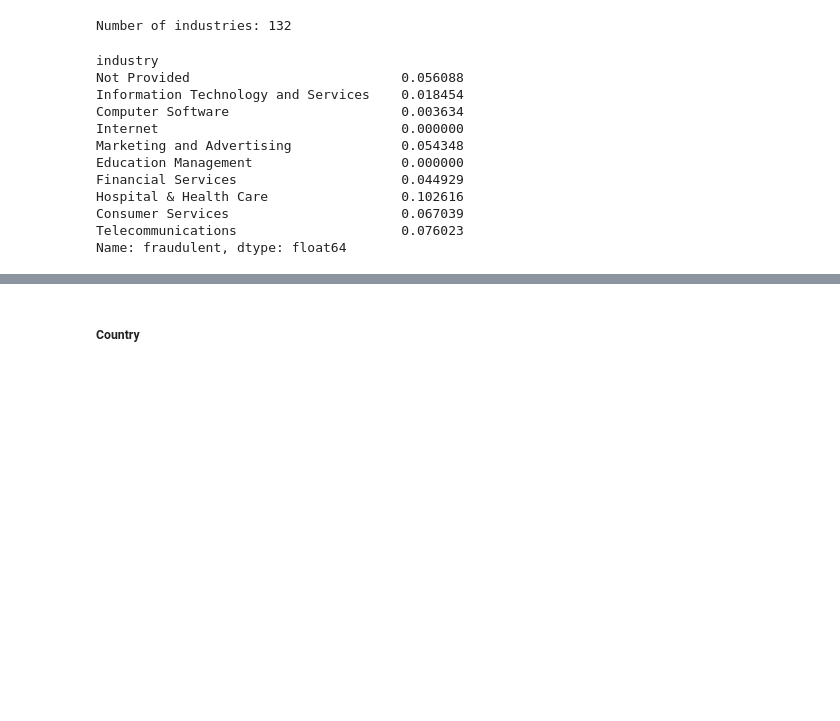
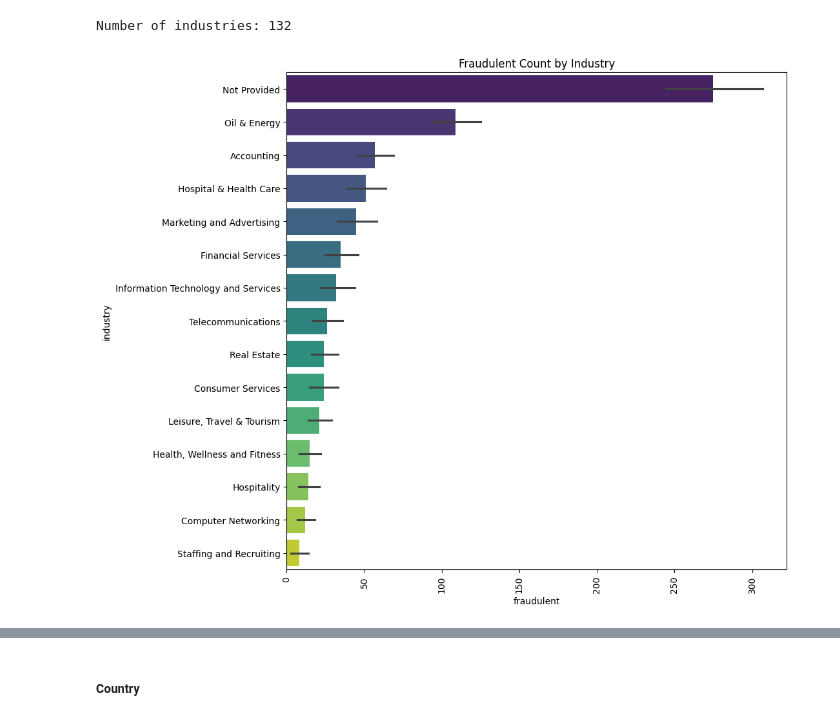
Before and after one commit to Bearson678/fake-job-posting_DL_Project, a Jupyter notebook: EDA.ipynb, the cells around one changed output, grey strips where cells are left out. Saved outputs shown, nothing was run; the diff lists cells and outputs as text; code cells hidden in the pictures; blank space fills up the shorter version.

```diff
--- a/EDA.ipynb
+++ b/EDA.ipynb
@@ -450,24 +447,11 @@ print(f"Number of industries: {df['industry'].value_counts().size}")
 # %% [output]
 Number of industries: 132
 # %%
-# Calculate fraud rate per industry
-ind_fraud = df.groupby('industry')['fraudulent'].mean().sort_values(ascending=False)
-
-# Filter for industries that actually have a significant number of postings (e.g., > 50)
-popular_industries = df['industry'].value_counts()
-high_volume_ind = popular_industries[popular_industries > 50].index
-
-print(ind_fraud[high_volume_ind].head(10)) # Plot only the high-volume, high-risk industries
+plt.figure(figsize=(10,10))
+order = df.groupby('industry')['fraudulent'].sum().sort_values(ascending=False).head(15).index
+sns.barplot(y='industry', x='fraudulent', data=df, palette='viridis', estimator=sum, order=order)
+plt.title(f'Fraudulent Count by Industry')
+plt.xticks(rotation=90)
+plt.show()
 # %% [output]
-industry
-Not Provided                           0.056088
-Information Technology and Services    0.018454
-Computer Software                      0.003634
-Internet                               0.000000
-Marketing and Advertising              0.054348
-Education Management                   0.000000
-Financial Services                     0.044929
-Hospital & Health Care                 0.102616
-Consumer Services                      0.067039
-Telecommunications                     0.076023
-Name: fraudulent, dtype: float64
+[figure, added]
```
Also changed, not shown: parts of 41 cells of this notebook, 2 other files.
